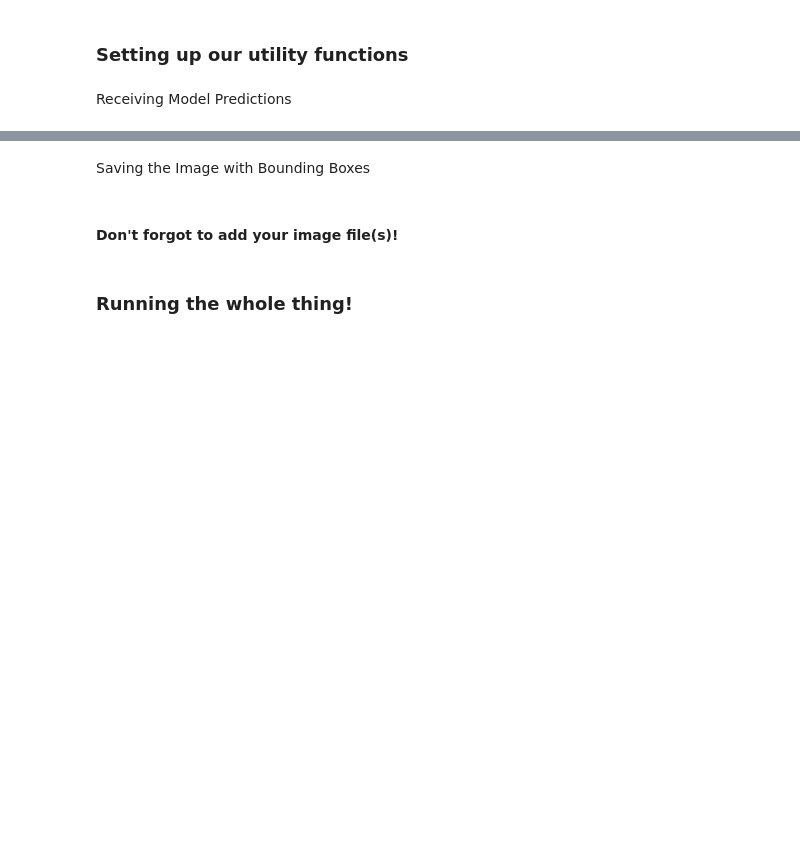
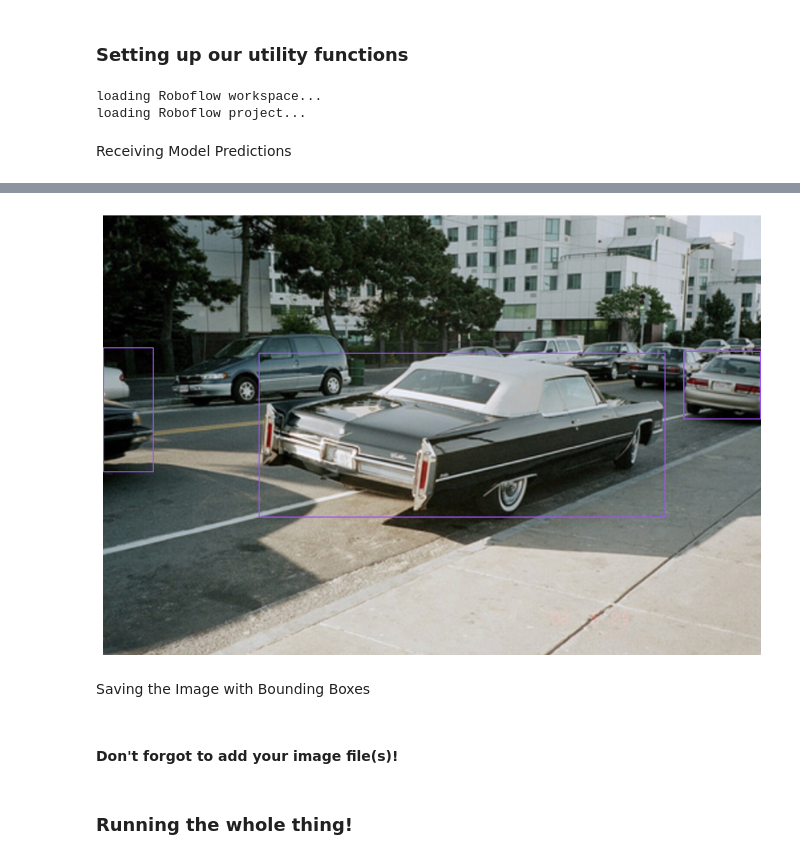
Before and after one commit to roboflow/roboflow-computer-vision-utilities, a Jupyter notebook: images/roboflow_cv_utils_writetext_img.ipynb, the cells around one changed output, grey strips where cells are left out. Cells and saved outputs as stored; diff of their text form; code cells hidden in the pictures; blank space fills up the shorter version.

```diff
--- a/images/roboflow_cv_utils_writetext_img.ipynb
+++ b/images/roboflow_cv_utils_writetext_img.ipynb
@@ -33,6 +34,12 @@ def load_roboflow_model(api_key, workspace_id, project_id, version_number):
     model = version.model
 
     return project, model
+# %%
+# Try with a example vehicle detection model
+project, model = load_roboflow_model("4oNPra3xZJ9QNr8EbjSW","leo-ueno","vehicle-detection-3mmwj",1)
+# %% [output]
+loading Roboflow workspace...
+loading Roboflow project...
 # %% [markdown]
 Receiving Model Predictions
 # %%
@@ -45,19 +52,13 @@ def make_prediction(project, model, image_path, confidence, overlap):
     roboflow_xyxy = np.empty((0, 4))
     predicted_classes = []
     for bounding_box in predictions:
-        x1 = bounding_box['x'] - bounding_box['width'] / 2
-        x2 = bounding_box['x'] + bounding_box['width'] / 2
-        y1 = bounding_box['y'] - bounding_box['height'] / 2
-        y2 = bounding_box['y'] + bounding_box['height'] / 2
-        np.vstack((roboflow_xyxy, [x1, y1, x2, y2]))
         predicted_classes.append(bounding_box['class'])
 
-        # class_name = bounding_box['class']
-        # confidence = bounding_box['confidence']
-        sv_xyxy = sv.Detections(roboflow_xyxy).from_roboflow(
-            predictions_json,class_list=list((project.classes).keys()))
+    detections = sv.Detections.from_inference(predictions_json)
 
-    return img, predictions_json, sv_xyxy, predicted_classes
+    return img, detections
+# %%
+image, detections = make_prediction(project, model, "/content/car.jpeg", 30, 10)
 # %% [markdown]
 #### [Supervision](https://github.com/roboflow/supervision/)
 A set of easy-to-use utils that will come in handy in any computer vision project. Supervision is still in pre-release stage. 🚧 Keep your eyes open for potential bugs and be aware that at this stage our API is still fluid and may change.
@@ -82,12 +83,16 @@ Draw Bounding Boxes on Images with the Roboflow Python SDK and Supervision
   </a>
 </p>
 # %%
-def draw_boxes_and_labels(image, sv_xyxy, class_ids, add_labels):
+def draw_boxes_and_labels(image, detections):
 
     #set add_labels to True to show the label for each object
-    image_with_boxes = sv.BoxAnnotator().annotate(image, sv_xyxy, labels=class_ids, skip_label=add_labels)
+    image_with_boxes = sv.BoundingBoxAnnotator().annotate(image, detections)
 
     return image_with_boxes
+# %%
+sv.plot_image(draw_boxes_and_labels(image, detections))
+# %% [output]
+[figure, added]
 # %% [markdown]
 Saving the Image with Bounding Boxes
 # %%
```
Also changed, not shown: parts of 4 cells of this notebook.
